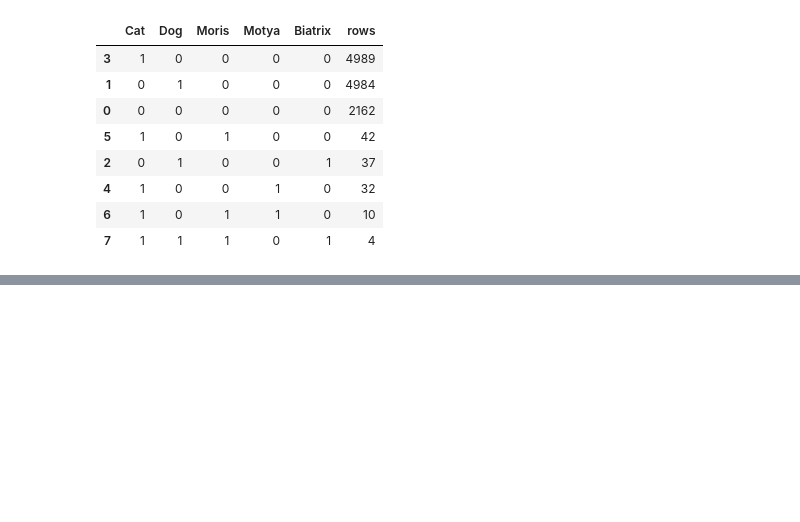
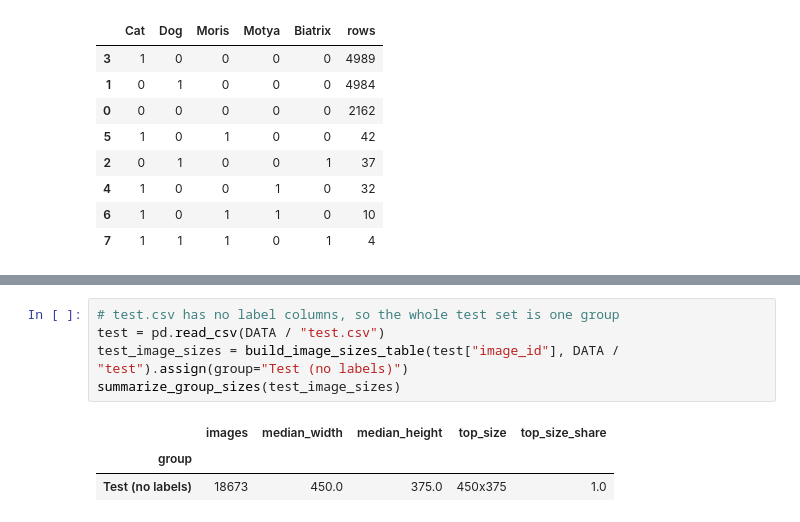
Before and after one commit to koalla05/deep-learning-assignment2, a Jupyter notebook: notebooks/01_eda.ipynb, the cells around one changed output, grey strips where cells are left out. Drawn from its saved outputs; the diff is of its cells as text; blank space fills up the shorter version.

```diff
--- a/notebooks/01_eda.ipynb
+++ b/notebooks/01_eda.ipynb
@@ -66,3 +130,12 @@ plt.show()
+# %%
+# test.csv has no label columns, so the whole test set is one group
+test = pd.read_csv(DATA / "test.csv")
+test_image_sizes = build_image_sizes_table(test["image_id"], DATA / "test").assign(group="Test (no labels)")
+summarize_group_sizes(test_image_sizes)
+# %% [output]
+|  | images | median_width | median_height | top_size | top_size_share |
+| group |  |  |  |  |  |
+| Test (no labels) | 18673 | 450.0 | 375.0 | 450x375 | 1.0 |
 # %% [markdown]
 ## Notes so far (work in progress)
 
```
Also changed, not shown: parts of 5 cells of this notebook.
